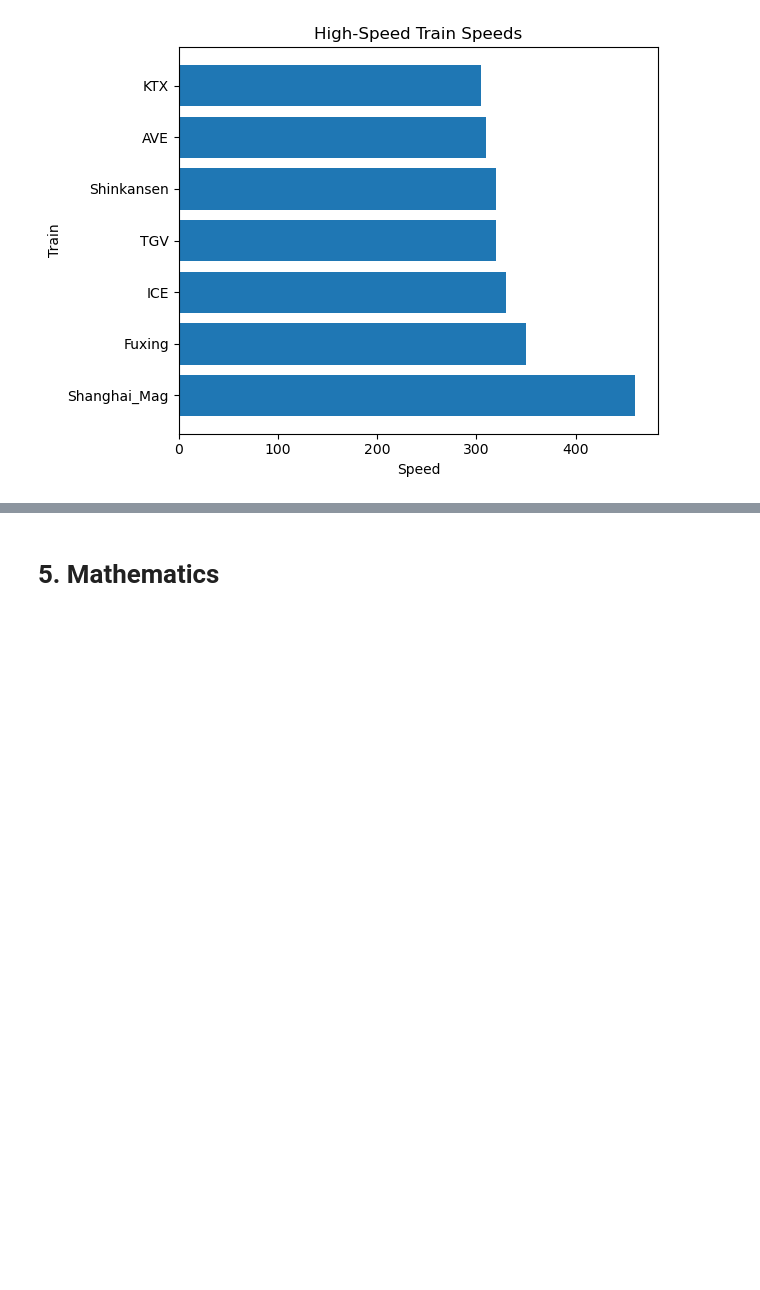
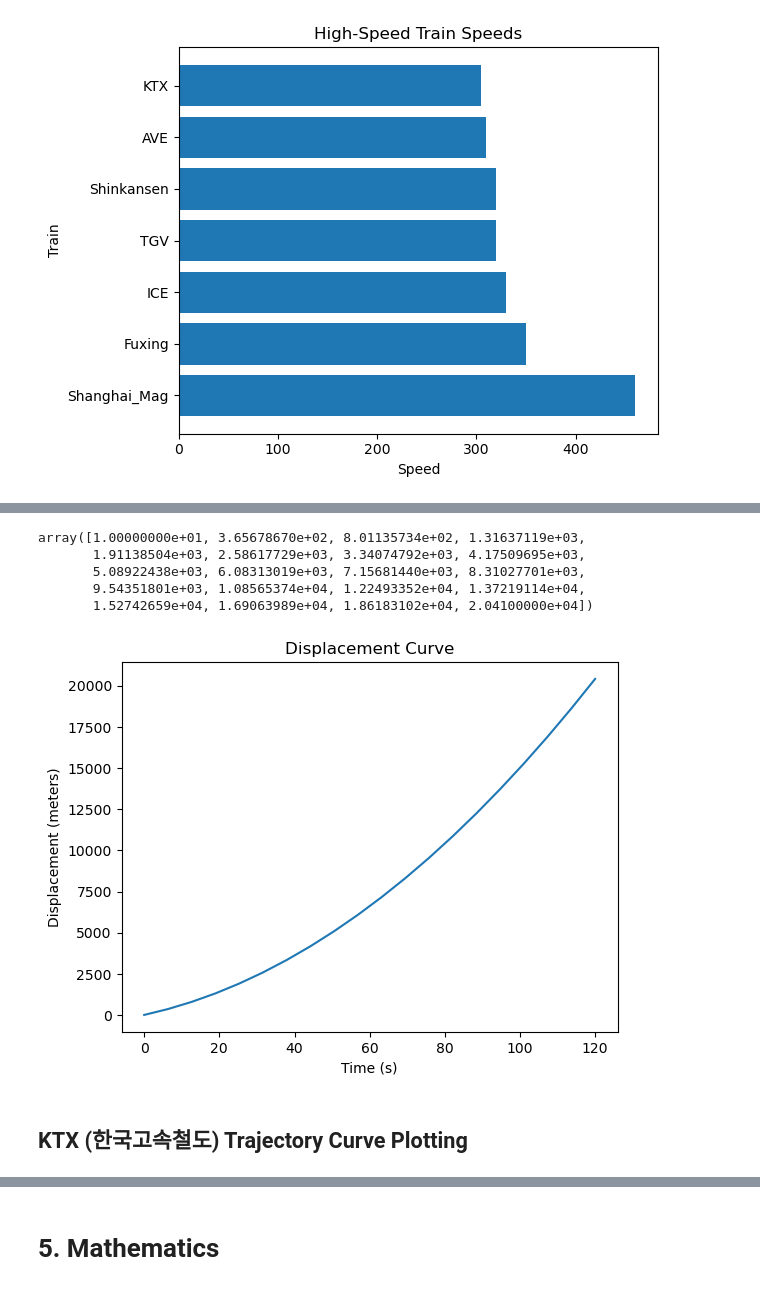
Before and after one commit to lotlouischoitslab/Computational_Transportation_Science, a Jupyter notebook: 00Transportation_Intro/01Louis_Python_Notes.ipynb, the cells around one changed output, grey strips where cells are left out. Drawn from its saved outputs; the diff is of its cells as text; code cells hidden in the pictures; blank space fills up the shorter version.

```diff
--- a/00Transportation_Intro/01Louis_Python_Notes.ipynb
+++ b/00Transportation_Intro/01Louis_Python_Notes.ipynb
@@ -315,0 +347,28 @@ plt.show()
+# %%
+def displacement(x0,v,a,t):
+    x = x0+v*t+0.5*a*t**2
+    return x
+# %%
+t = np.linspace(0,120,20)
+a = 2 #m/s^2 acceleration
+v = 50 # m/s velocity
+x0 = 10 #m starting position
+
+x = displacement(x0,v,a,t)
+x
+# %% [output]
+array([1.00000000e+01, 3.65678670e+02, 8.01135734e+02, 1.31637119e+03,
+       1.91138504e+03, 2.58617729e+03, 3.34074792e+03, 4.17509695e+03,
+       5.08922438e+03, 6.08313019e+03, 7.15681440e+03, 8.31027701e+03,
+       9.54351801e+03, 1.08565374e+04, 1.22493352e+04, 1.37219114e+04,
+       1.52742659e+04, 1.69063989e+04, 1.86183102e+04, 2.04100000e+04])
+# %%
+plt.title('Displacement Curve')
+plt.xlabel('Time (s)')
+plt.ylabel('Displacement (meters)')
+plt.plot(t,x) #plot the x-axis and then the y-axis
+plt.savefig('displacement_curve.png') #save the figure in png format
+# %% [output]
+[figure, added]
+# %% [markdown]
+## KTX (한국고속철도) Trajectory Curve Plotting
```
Also changed, not shown: parts of 16 cells of this notebook, 10 other files.
